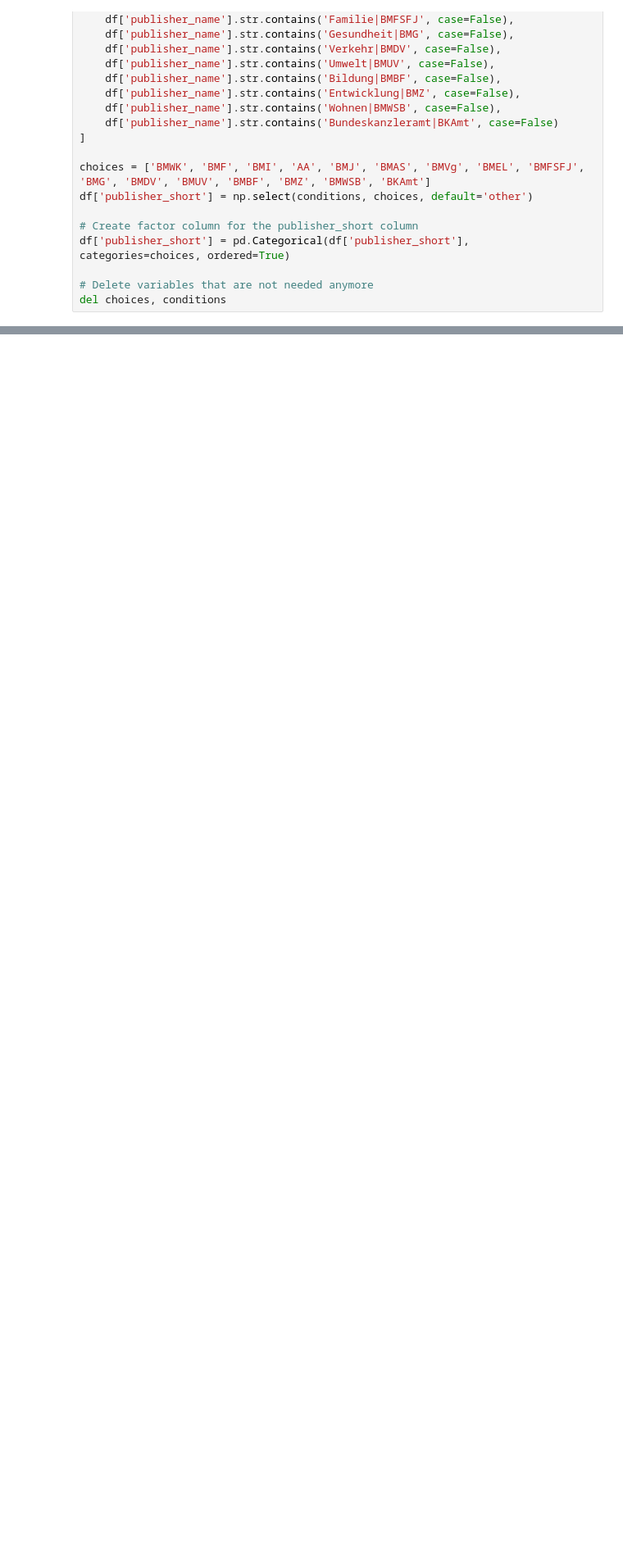
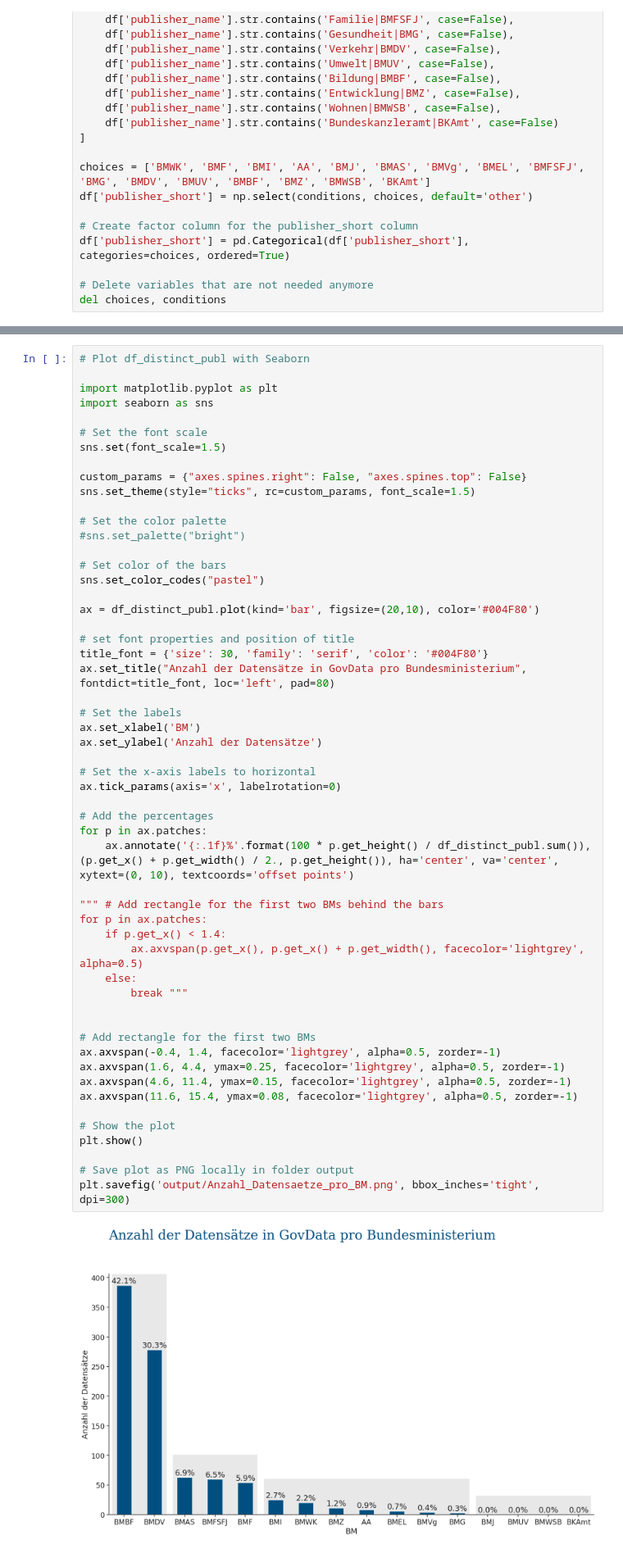
Before and after one commit to DataLab-BMWK/bm-govdata-py, a Jupyter notebook: notebooks/govdata.ipynb, the cells around one changed output, grey strips where cells are left out. Shown: that part at 82% size. Drawn from its saved outputs; the diff is of its cells as text; blank space fills up the shorter version.

```diff
--- a/notebooks/govdata.ipynb
+++ b/notebooks/govdata.ipynb
@@ -77,0 +150,56 @@ del choices, conditions
+# %%
+# Plot df_distinct_publ with Seaborn
+
+import matplotlib.pyplot as plt
+import seaborn as sns
+
+# Set the font scale
+sns.set(font_scale=1.5)
+
+custom_params = {"axes.spines.right": False, "axes.spines.top": False}
+sns.set_theme(style="ticks", rc=custom_params, font_scale=1.5)
+
+# Set the color palette
+#sns.set_palette("bright")
+
+# Set color of the bars
+sns.set_color_codes("pastel")
+
+ax = df_distinct_publ.plot(kind='bar', figsize=(20,10), color='#004F80')
+
+# set font properties and position of title
+title_font = {'size': 30, 'family': 'serif', 'color': '#004F80'}
+ax.set_title("Anzahl der Datensätze in GovData pro Bundesministerium", fontdict=title_font, loc='left', pad=80)
+
+# Set the labels
+ax.set_xlabel('BM')
+ax.set_ylabel('Anzahl der Datensätze')
+
+# Set the x-axis labels to horizontal
+ax.tick_params(axis='x', labelrotation=0)
+
+# Add the percentages
+for p in ax.patches:
+    ax.annotate('{:.1f}%'.format(100 * p.get_height() / df_distinct_publ.sum()), (p.get_x() + p.get_width() / 2., p.get_height()), ha='center', va='center', xytext=(0, 10), textcoords='offset points')
+
+""" # Add rectangle for the first two BMs behind the bars
+for p in ax.patches:
+    if p.get_x() < 1.4:
+        ax.axvspan(p.get_x(), p.get_x() + p.get_width(), facecolor='lightgrey', alpha=0.5)
+    else:
+        break """
+
+
+# Add rectangle for the first two BMs
+ax.axvspan(-0.4, 1.4, facecolor='lightgrey', alpha=0.5, zorder=-1)
+ax.axvspan(1.6, 4.4, ymax=0.25, facecolor='lightgrey', alpha=0.5, zorder=-1)
+ax.axvspan(4.6, 11.4, ymax=0.15, facecolor='lightgrey', alpha=0.5, zorder=-1)
+ax.axvspan(11.6, 15.4, ymax=0.08, facecolor='lightgrey', alpha=0.5, zorder=-1)
+
+# Show the plot
+plt.show()
+
+# Save plot as PNG locally in folder output
+plt.savefig('output/Anzahl_Datensaetze_pro_BM.png', bbox_inches='tight', dpi=300)
+# %% [output]
+[figure, added]
```
Also changed, not shown: parts of 28 cells of this notebook, 1 other file.
